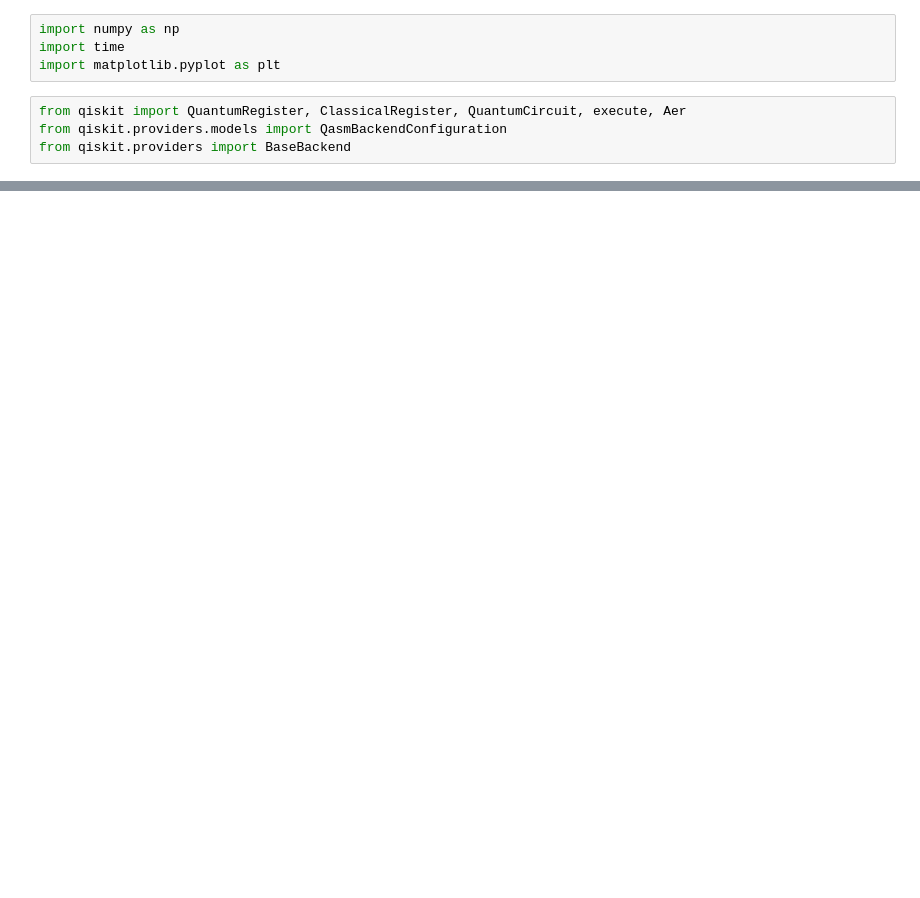
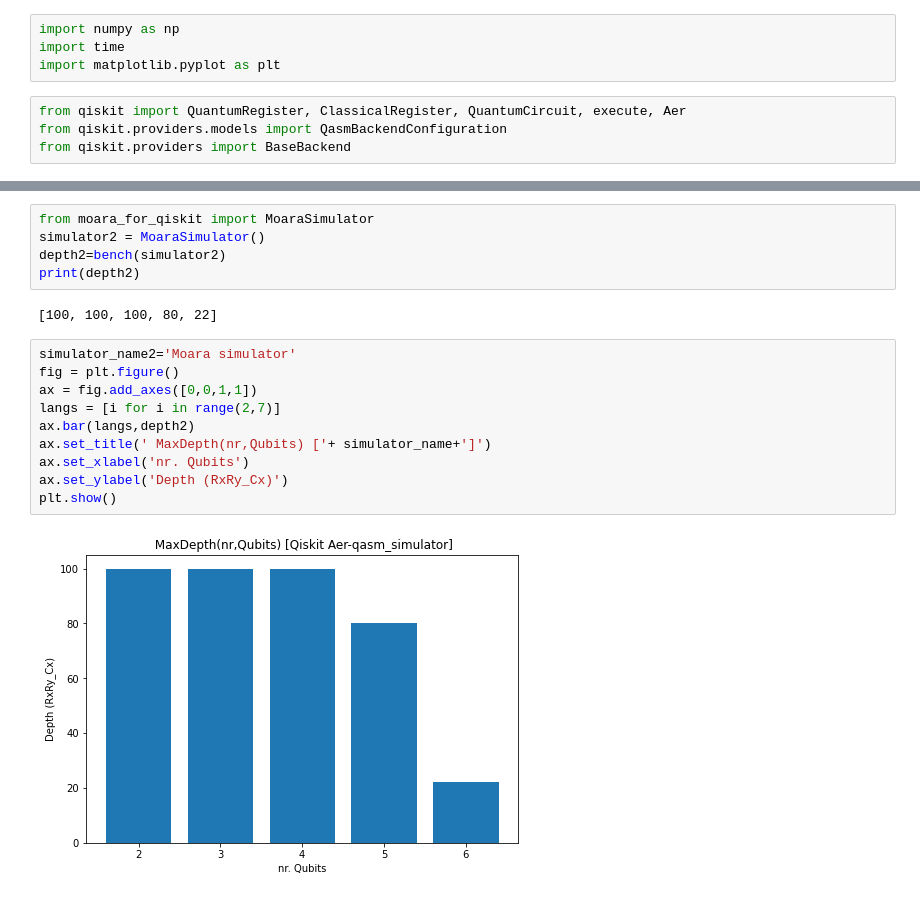
Before and after one commit to sorin-bolos/moara, a Jupyter notebook: moara_for_qiskit/examples/benchmark_prototipe.ipynb, the cells around one changed output, grey strips where cells are left out. Saved outputs shown, nothing was run; the diff lists cells and outputs as text; blank space fills up the shorter version.

```diff
--- a/moara_for_qiskit/examples/benchmark_prototipe.ipynb
+++ b/moara_for_qiskit/examples/benchmark_prototipe.ipynb
@@ -109,0 +89,19 @@ NameError: name &#39;pubits&#39; is not defined
+# %%
+from moara_for_qiskit import MoaraSimulator
+simulator2 = MoaraSimulator()
+depth2=bench(simulator2)
+print(depth2)
+# %% [output]
+[100, 100, 100, 80, 22]
+# %%
+simulator_name2='Moara simulator'
+fig = plt.figure()
+ax = fig.add_axes([0,0,1,1])
+langs = [i for i in range(2,7)]
+ax.bar(langs,depth2)
+ax.set_title(' MaxDepth(nr,Qubits) ['+ simulator_name+']')
+ax.set_xlabel('nr. Qubits')
+ax.set_ylabel('Depth (RxRy_Cx)')
+plt.show()
+# %% [output]
+[figure, added]
```
Also changed, not shown: parts of 10 cells of this notebook, 1 other file.
